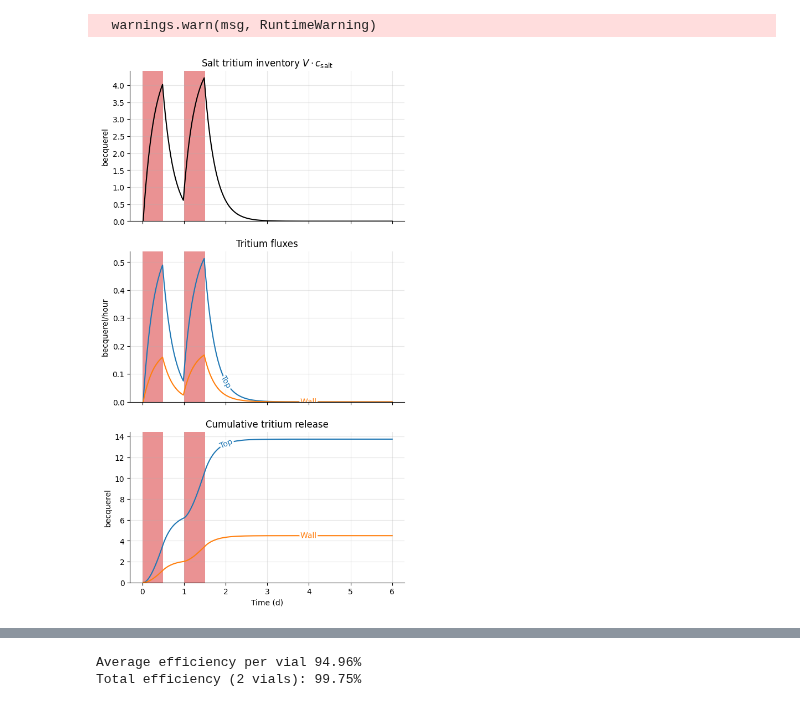
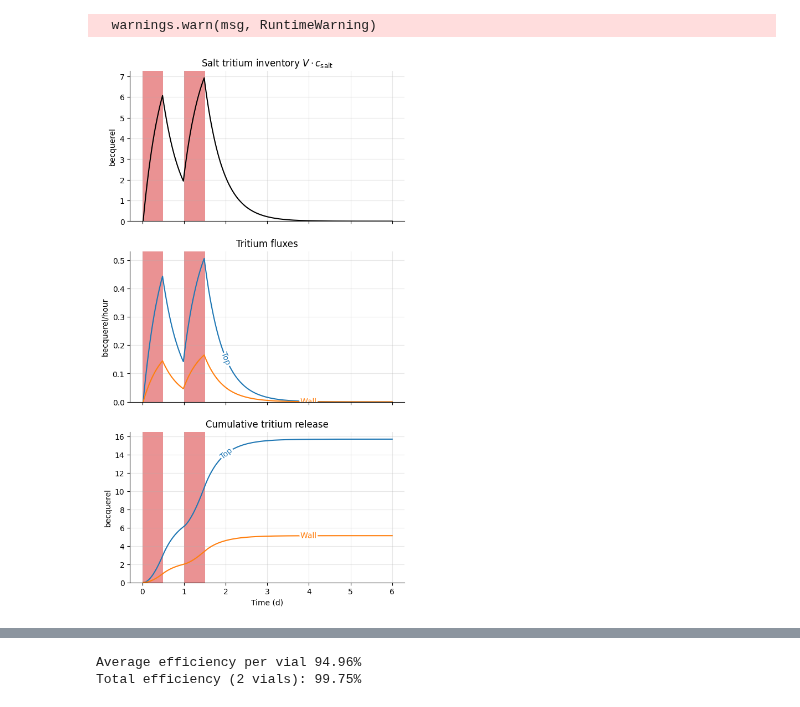
Before and after one commit to LIBRA-project/BABY-100-mL-runs, a Jupyter notebook: baby_run_3.ipynb, the cells around one changed output, grey strips where cells are left out. Drawn from its saved outputs; the diff is of its cells as text; code cells hidden in the pictures.

```diff
--- a/baby_run_3.ipynb
+++ b/baby_run_3.ipynb
@@ -36,14 +53,14 @@ baby_model = Model(
     TBR=6.76e-4 * ureg.particle * ureg.neutron**-1,
 )
 
-fitting_param = 0.35
+fitting_param = 0.4
 
-baby_model.k_top *= 5
-baby_model.k_wall *= 5
+baby_model.k_top *= 3
+baby_model.k_wall *= 3
 
 baby_model.number_days = 2 * ureg.days
 baby_model.exposure_time = 12 * ureg.hour
-baby_model.neutron_rate = fitting_param*(1.2e8 + 3.96e8) * ureg.neutron * ureg.s**-1
+baby_model.neutron_rate = fitting_param * (1.2e8 + 3.96e8) * ureg.neutron * ureg.s**-1
 baby_model.dt = 0.4 * ureg.h
 baby_model.run(6 * ureg.day)
 # %% [output]
@@ -64,36 +81,41 @@ plt.sca(ax_fluxes)
 plt.title("Tritium fluxes")
 release_top = quantity_to_activity(baby_model.Q_top(baby_model.concentrations)).to(
     ureg.Bq * ureg.s**-1
 )
 release_top = release_top.to(ureg.Bq * ureg.h**-1)
 release_walls = quantity_to_activity(baby_model.Q_wall(baby_model.concentrations)).to(
     ureg.Bq * ureg.s**-1
 )
 release_walls = release_walls.to(ureg.Bq * ureg.h**-1)
 plt.plot(time, release_top, label="Top")
 plt.plot(time, release_walls, label="Wall")
 
 plt.sca(ax_cumul)
 plt.title("Cumulative tritium release")
 integrated_top = quantity_to_activity(baby_model.integrated_release_top()).to(ureg.Bq)
 integrated_wall = quantity_to_activity(baby_model.integrated_release_wall()).to(ureg.Bq)
 
 plt.plot(time, integrated_top, label="Top")
 plt.plot(time, integrated_wall, label="Wall")
 plt.xlabel(f"Time ({time.units:~P})")
 
 for ax in [ax_inv, ax_fluxes, ax_cumul]:
     ax.set_ylim(bottom=0)
-    ax.spines[['right', 'top']].set_visible(False)
+    ax.spines[["right", "top"]].set_visible(False)
     ax.grid(alpha=0.3)
     labelLines(ax.get_lines(), zorder=2.5)
     for day in range(baby_model.number_days.to(ureg.day).magnitude):
-        ax.axvspan(0*ureg.h + day*ureg.day, baby_model.exposure_time+ day*ureg.day, facecolor='tab:red', alpha=0.5)
+        ax.axvspan(
+            0 * ureg.h + day * ureg.day,
+            baby_model.exposure_time + day * ureg.day,
+            facecolor="tab:red",
+            alpha=0.5,
+        )
 
 plt.savefig("baby_run_3/basic_model_results.svg")
 plt.show()
 # %% [output]
-[figure, old version]
+[figure, new version]
 # %%
 def replace_water(sample_activity, time, replacement_times=None):
     sample_activity_changed = np.copy(sample_activity)
```
Also changed, not shown: parts of 13 cells of this notebook.
